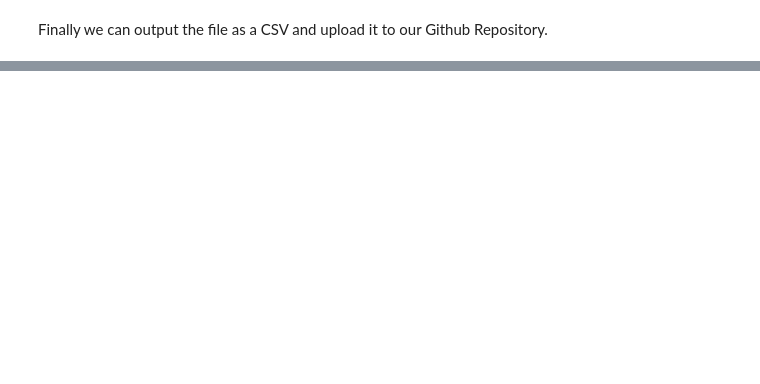
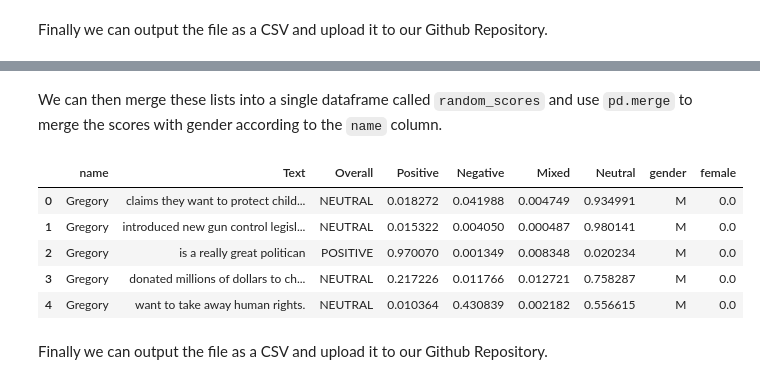
Before and after one commit to joshuajacobs2020/AWS-Comprehend-Bias-Project, a Jupyter notebook: DataCreation.ipynb, the cells around one changed output, grey strips where cells are left out. Saved outputs shown, nothing was run; the diff lists cells and outputs as text; code cells hidden in the pictures; blank space fills up the shorter version.

```diff
--- a/DataCreation.ipynb
+++ b/DataCreation.ipynb
@@ -153,0 +197,4 @@ combined.to_csv('senators_sentiment_fixed.csv', index=False)
+# %%
+with fs.open('s3://comprehendproject-qtm350/random names.csv', 'rb') as f:
+    random = pd.read_csv(f) # convert the csv file to a pandas dataframe
+random.head() # preview the dataset
@@ -153,0 +211,4 @@ combined.to_csv('senators_sentiment_fixed.csv', index=False)
+# %%
+random.loc[random["gender"] == "F", 'female'] = 1
+random.loc[random["gender"] != "F", 'female'] = 0
+random.head()
@@ -153,0 +222,33 @@ combined.to_csv('senators_sentiment_fixed.csv', index=False)
+# %%
+overall = []
+positive = []
+negative = []
+mixed = []
+neutral = []
+text = []
+names = []
+for phrase in phrases:
+    for i in range(len(random)):
+        names.append(random["name"][i])
+        overall.append(sentiment_test(body = phrase, entity = str(random["name"][i]),
+                                      option="overall"))
+        positive.append(sentiment_test(body = phrase, entity = str(random["name"][i]), option="positive"))
+        negative.append(sentiment_test(body = phrase, entity = str(random["name"][i]), option="negative"))
+        mixed.append(sentiment_test(body = phrase, entity = str(random["name"][i]), option="mixed"))
+        neutral.append(sentiment_test(body = phrase, entity = str(random["name"][i]), option="neutral"))
+        text.append(phrase)
+# %% [markdown]
+We can then merge these lists into a single dataframe called `random_scores` and use `pd.merge` to merge the scores with gender according to the `name` column.
+# %%
+random_scores = pd.DataFrame({"name": names, "Text": text, "Overall": overall,"Positive":positive,"Negative":negative,"Mixed":mixed,"Neutral":neutral})
+random_combined = pd.merge(random_scores, random, on='name')
+random_combined.head()
+# %% [output]
+|  | name | Text | Overall | Positive | Negative | Mixed | Neutral | gender | female |
+| 0 | Gregory | claims they want to protect child... | NEUTRAL | 0.018272 | 0.041988 | 0.004749 | 0.934991 | M | 0.0 |
+| 1 | Gregory | introduced new gun control legisl... | NEUTRAL | 0.015322 | 0.004050 | 0.000487 | 0.980141 | M | 0.0 |
+| 2 | Gregory | is a really great politican | POSITIVE | 0.970070 | 0.001349 | 0.008348 | 0.020234 | M | 0.0 |
+| 3 | Gregory | donated millions of dollars to ch... | NEUTRAL | 0.217226 | 0.011766 | 0.012721 | 0.758287 | M | 0.0 |
+| 4 | Gregory | want to take away human rights. | NEUTRAL | 0.010364 | 0.430839 | 0.002182 | 0.556615 | M | 0.0 |
+# %% [markdown]
+Finally we can output the file as a CSV and upload it to our Github Repository.
```
Also changed, not shown: parts of 17 cells of this notebook.
